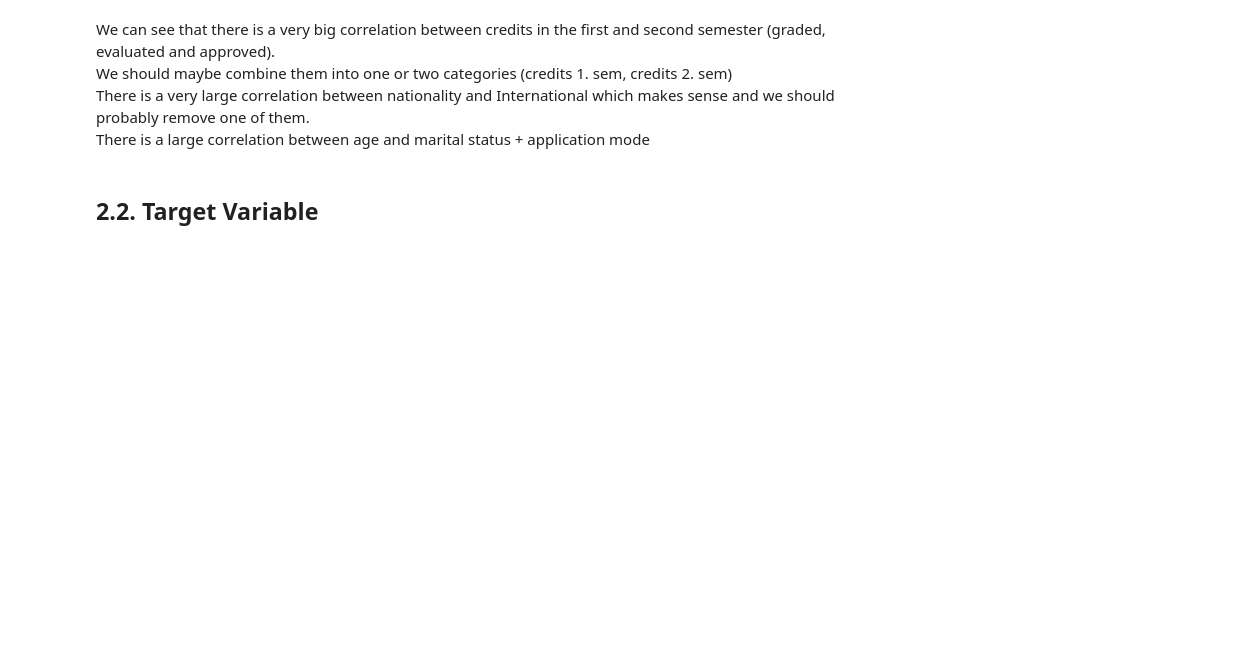
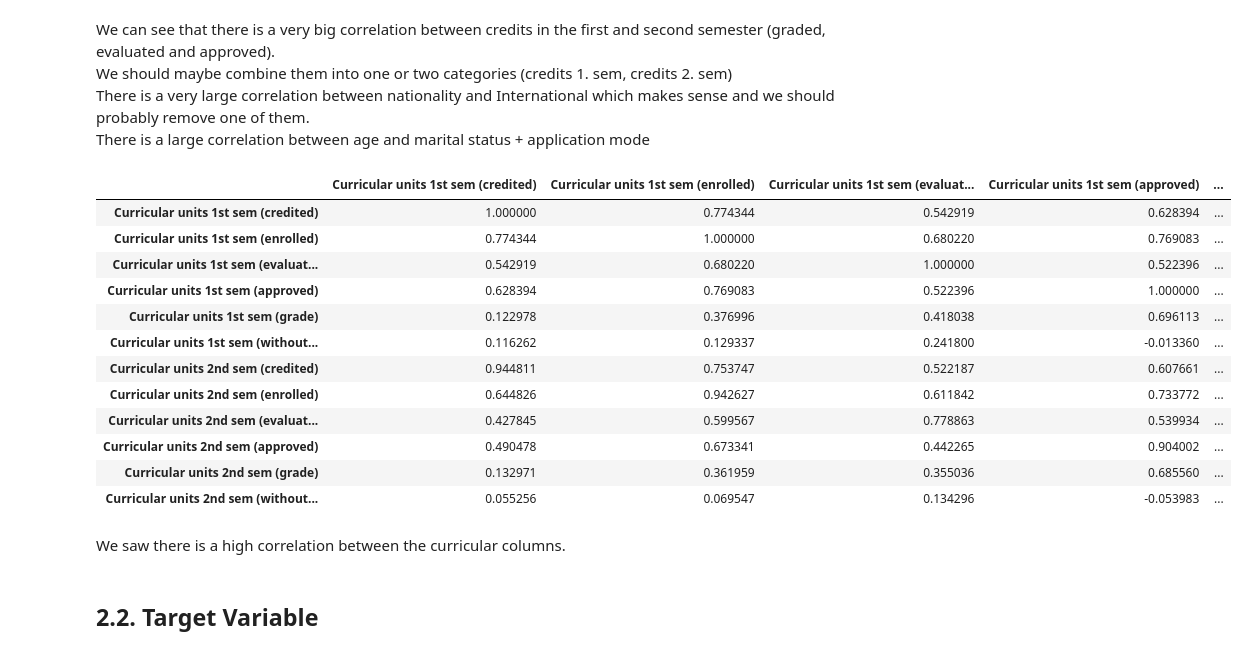
Before and after one commit to toschka123/Student_Dropout, a Jupyter notebook: ML_Project.ipynb, the cells around one changed output. Saved outputs shown, nothing was run; the diff lists cells and outputs as text; code cells hidden in the pictures; blank space fills up the shorter version.

```diff
--- a/ML_Project.ipynb
+++ b/ML_Project.ipynb
@@ -48,6 +57,29 @@ We can see that there is a very big correlation between credits in the first and
 We should maybe combine them into one or two categories (credits 1. sem, credits 2. sem)<br>
 There is a very large correlation between nationality and International which makes sense and we should probably remove one of them.<br>
 There is a large correlation between age and marital status + application mode<br>
+# %%
+#create data for curricular columns
+curricular_data = data_without_target.filter(like ="Curricular", axis=1)
+
+#Make a correlation matrix
+corr = curricular_data.corr()
+corr.style.background_gradient(cmap='coolwarm')
+# %% [output]
+|  | Curricular units 1st sem (credited) | Curricular units 1st sem (enrolled) | Curricular units 1st sem (evaluat... | Curricular units 1st sem (approved) | ... |
+| Curricular units 1st sem (credited) | 1.000000 | 0.774344 | 0.542919 | 0.628394 | ... |
+| Curricular units 1st sem (enrolled) | 0.774344 | 1.000000 | 0.680220 | 0.769083 | ... |
+| Curricular units 1st sem (evaluat... | 0.542919 | 0.680220 | 1.000000 | 0.522396 | ... |
+| Curricular units 1st sem (approved) | 0.628394 | 0.769083 | 0.522396 | 1.000000 | ... |
+| Curricular units 1st sem (grade) | 0.122978 | 0.376996 | 0.418038 | 0.696113 | ... |
+| Curricular units 1st sem (without... | 0.116262 | 0.129337 | 0.241800 | -0.013360 | ... |
+| Curricular units 2nd sem (credited) | 0.944811 | 0.753747 | 0.522187 | 0.607661 | ... |
+| Curricular units 2nd sem (enrolled) | 0.644826 | 0.942627 | 0.611842 | 0.733772 | ... |
+| Curricular units 2nd sem (evaluat... | 0.427845 | 0.599567 | 0.778863 | 0.539934 | ... |
+| Curricular units 2nd sem (approved) | 0.490478 | 0.673341 | 0.442265 | 0.904002 | ... |
+| Curricular units 2nd sem (grade) | 0.132971 | 0.361959 | 0.355036 | 0.685560 | ... |
+| Curricular units 2nd sem (without... | 0.055256 | 0.069547 | 0.134296 | -0.053983 | ... |
+# %% [markdown]
+We saw there is a high correlation between the curricular columns.
 # %% [markdown]
 ## 2.2. Target Variable
 # %%
```
Also changed, not shown: parts of 7 cells of this notebook.
